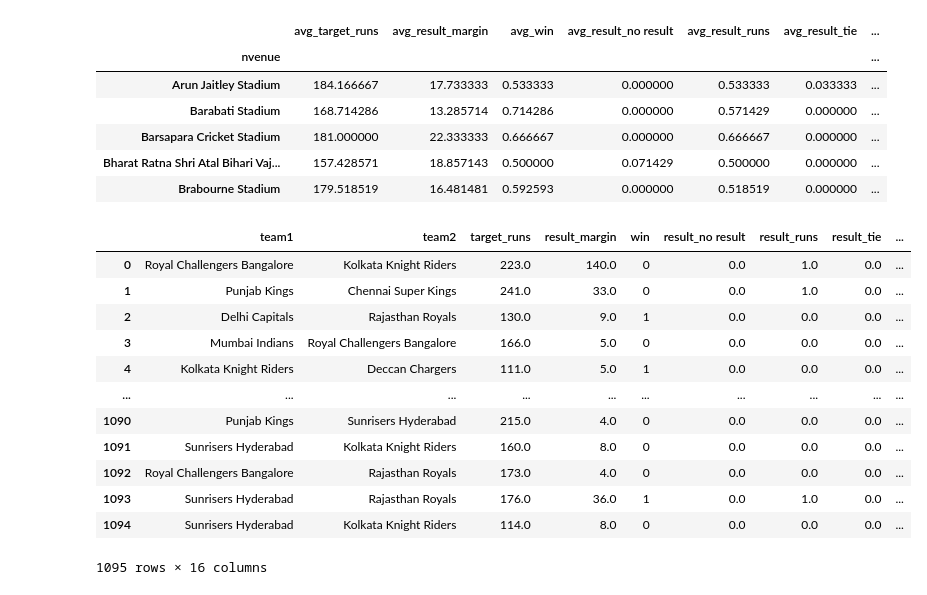
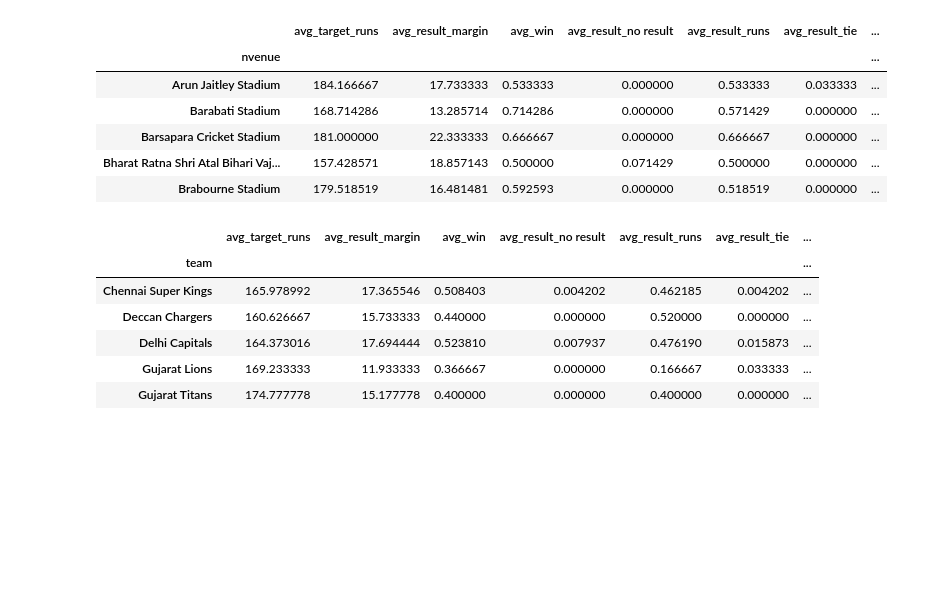
Before and after one commit to sanketmishra009/aiml, a Jupyter notebook: projects/iplAnalysis/analysis.ipynb, the cells around one changed output. Cells and saved outputs as stored; diff of their text form; code cells hidden in the pictures; blank space fills up the shorter version.

Commit message:
q6: venue recommendation for teams complete.

```diff
--- a/projects/iplAnalysis/analysis.ipynb
+++ b/projects/iplAnalysis/analysis.ipynb
@@ -1145,23 +1145,21 @@ vgdf.head()
 # %%
 #create team profiles:
 tcols = vcols[1:]
 tdf = df[tcols]
 # tdf = pd.concat([df[['team1'] + tcols].rename(columns= {'team1' : 'team'}) , df[['team2'] + tcols].rename(columns = {'team2' : 'team'})])
 cdf = pd.concat([ df[['team1', 'team2'] + [col for col in tcols if col not in vcatcols]] , pd.DataFrame(onehot , columns = ohe.get_feature_names_out())] , axis = 1)
 
 #get team1 and team2 into one feature:
+# cdf[['team1'] + cdf.columns[2:]]
+tdf = pd.concat([cdf[[col for col in cdf.columns if col != 'team2']].rename(columns = {'team1' : 'team'}) , cdf[[col for col in cdf.columns if col != 'team1']].rename(columns = {'team2' : 'team'})])
+tgdf = tdf.groupby('team').mean().rename(columns = {col : f"avg_{col}" for col in tdf.columns[1:]})
+tgdf.head()
 # %% [output]
-|  | team1 | team2 | target_runs | result_margin | win | result_no result | result_runs | result_tie | ... |
-| 0 | Royal Challengers Bangalore | Kolkata Knight Riders | 223.0 | 140.0 | 0 | 0.0 | 1.0 | 0.0 | ... |
-| 1 | Punjab Kings | Chennai Super Kings | 241.0 | 33.0 | 0 | 0.0 | 1.0 | 0.0 | ... |
-| 2 | Delhi Capitals | Rajasthan Royals | 130.0 | 9.0 | 1 | 0.0 | 0.0 | 0.0 | ... |
-| 3 | Mumbai Indians | Royal Challengers Bangalore | 166.0 | 5.0 | 0 | 0.0 | 0.0 | 0.0 | ... |
-| 4 | Kolkata Knight Riders | Deccan Chargers | 111.0 | 5.0 | 1 | 0.0 | 0.0 | 0.0 | ... |
-| ... | ... | ... | ... | ... | ... | ... | ... | ... | ... |
-| 1090 | Punjab Kings | Sunrisers Hyderabad | 215.0 | 4.0 | 0 | 0.0 | 0.0 | 0.0 | ... |
-| 1091 | Sunrisers Hyderabad | Kolkata Knight Riders | 160.0 | 8.0 | 0 | 0.0 | 0.0 | 0.0 | ... |
-| 1092 | Royal Challengers Bangalore | Rajasthan Royals | 173.0 | 4.0 | 0 | 0.0 | 0.0 | 0.0 | ... |
-| 1093 | Sunrisers Hyderabad | Rajasthan Royals | 176.0 | 36.0 | 1 | 0.0 | 1.0 | 0.0 | ... |
-| 1094 | Sunrisers Hyderabad | Kolkata Knight Riders | 114.0 | 8.0 | 0 | 0.0 | 0.0 | 0.0 | ... |
+|  | avg_target_runs | avg_result_margin | avg_win | avg_result_no result | avg_result_runs | avg_result_tie | ... |
+| team |  |  |  |  |  |  | ... |
+| Chennai Super Kings | 165.978992 | 17.365546 | 0.508403 | 0.004202 | 0.462185 | 0.004202 | ... |
+| Deccan Chargers | 160.626667 | 15.733333 | 0.440000 | 0.000000 | 0.520000 | 0.000000 | ... |
+| Delhi Capitals | 164.373016 | 17.694444 | 0.523810 | 0.007937 | 0.476190 | 0.015873 | ... |
+| Gujarat Lions | 169.233333 | 11.933333 | 0.366667 | 0.000000 | 0.166667 | 0.033333 | ... |
+| Gujarat Titans | 174.777778 | 15.177778 | 0.400000 | 0.000000 | 0.400000 | 0.000000 | ... |
-1095 rows × 16 columns
 # %%
```
Also changed, not shown: parts of 4 cells of this notebook.
